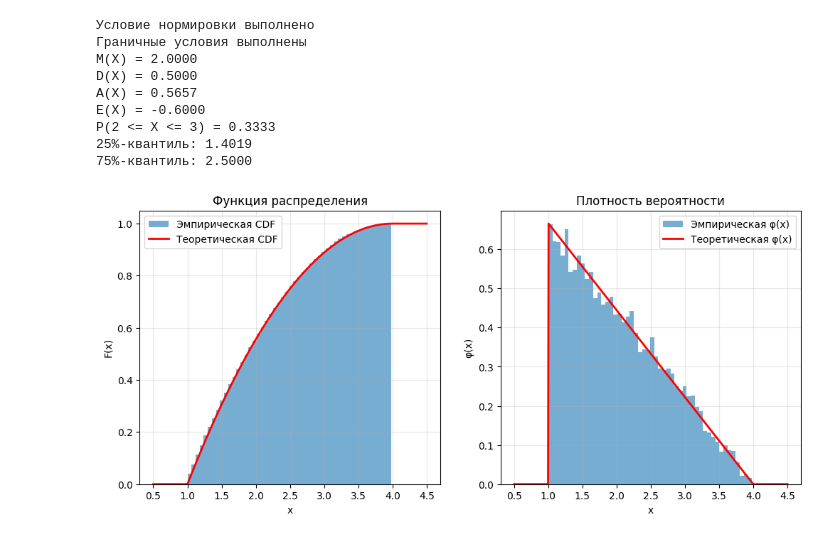
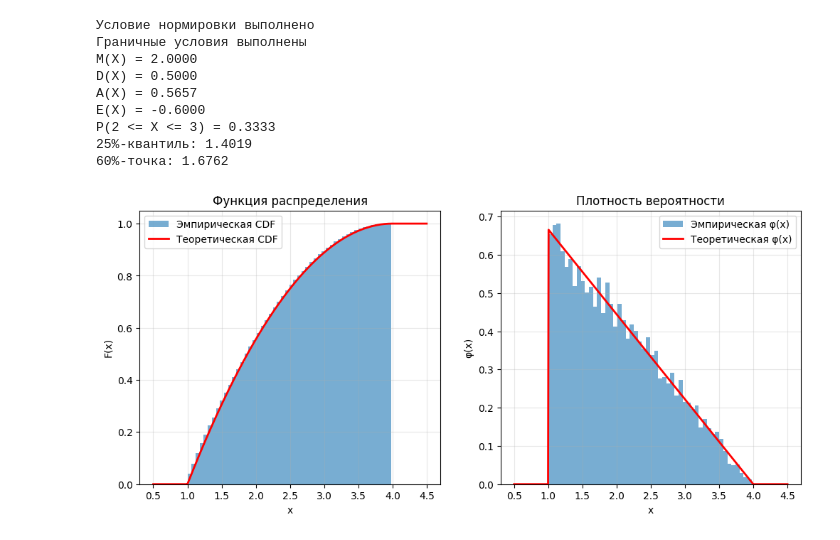
Before and after one commit to MaluckowD/Probability_Theory, a Jupyter notebook: Создание собственных распределений в Python/task.ipynb, the cells around one changed output. Saved outputs shown, nothing was run; the diff lists cells and outputs as text; code cells hidden in the pictures.

```diff
--- a/Создание собственных распределений в Python/task.ipynb
+++ b/Создание собственных распределений в Python/task.ipynb
@@ -143,41 +155,41 @@ prob = linear_dist.cdf(3) - linear_dist.cdf(2)
 print(f"P(2 <= X <= 3) = {prob:.4f}")
 
 q25 = linear_dist.ppf(0.25)
-q75 = linear_dist.ppf(0.75)
+q40 = linear_dist.ppf(0.40)
 print(f"25%-квантиль: {q25:.4f}")
-print(f"75%-квантиль: {q75:.4f}")
+print(f"60%-точка: {q40:.4f}")
 
 samples = linear_dist.rvs(size=10000)
 
 fig, (ax1, ax2) = plt.subplots(1, 2, figsize=(12, 5))
 
 x_plot = np.linspace(linear_dist.a - 0.5, linear_dist.b + 0.5, 500)
 
 ax1.hist(samples, bins=50, density=True, cumulative=True, alpha=0.6, label='Эмпирическая CDF')
 ax1.plot(x_plot, linear_dist.cdf(x_plot), 'r-', linewidth=2, label='Теоретическая CDF')
 ax1.set_title("Функция распределения")
 ax1.set_xlabel("x")
 ax1.set_ylabel("F(x)")
 ax1.grid(True, alpha=0.3)
 ax1.legend()
 
 ax2.hist(samples, bins=50, density=True, alpha=0.6, label='Эмпирическая φ(x)')
 ax2.plot(x_plot, linear_dist.pdf(x_plot), 'r-', linewidth=2, label='Теоретическая φ(x)')
 ax2.set_title("Плотность вероятности")
 ax2.set_xlabel("x")
 ax2.set_ylabel("φ(x)")
 ax2.grid(True, alpha=0.3)
 ax2.legend()
 
 plt.show()
 # %% [output]
 Условие нормировки выполнено
 Граничные условия выполнены
 M(X) = 2.0000
 D(X) = 0.5000
 A(X) = 0.5657
 E(X) = -0.6000
 P(2 <= X <= 3) = 0.3333
 25%-квантиль: 1.4019
-75%-квантиль: 2.5000
+60%-точка: 1.6762
-[figure, old version]
+[figure, new version]
```
Also changed, not shown: parts of 1 cell of this notebook.
